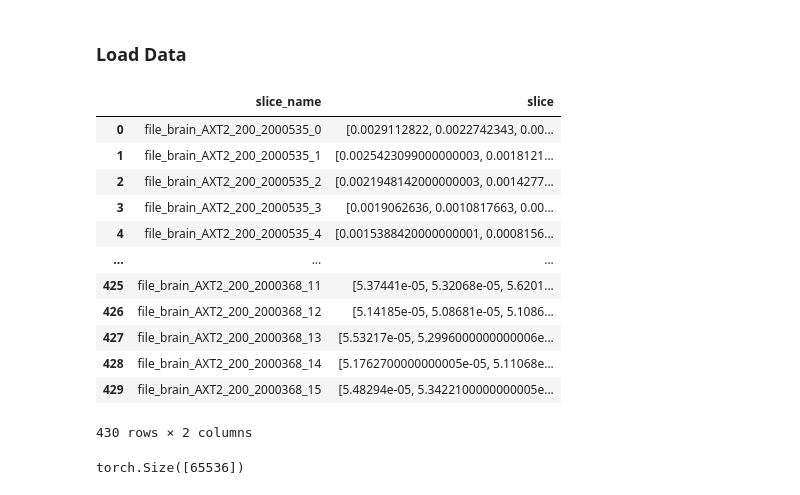
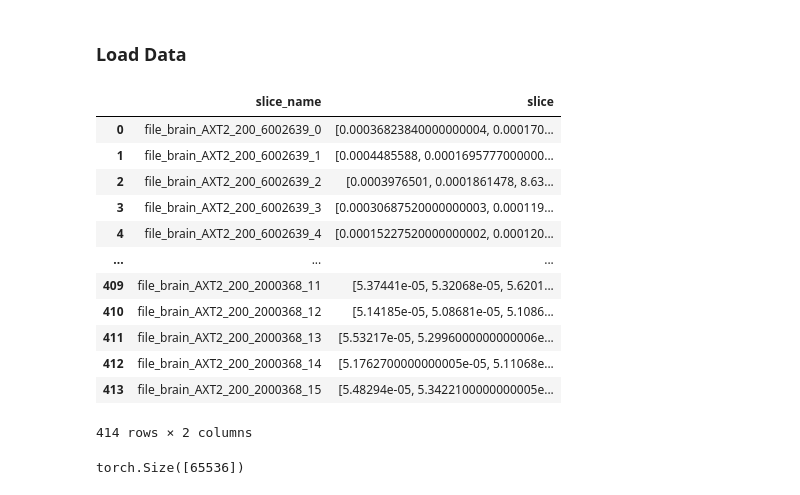
Before and after one commit to athornton1618/MRI_Compression, a Jupyter notebook: scripts/sparse_auto_encoder_cnn_colab.ipynb, the cells around one changed output. Drawn from its saved outputs; the diff is of its cells as text; code cells hidden in the pictures.

```diff
--- a/scripts/sparse_auto_encoder_cnn_colab.ipynb
+++ b/scripts/sparse_auto_encoder_cnn_colab.ipynb
@@ -167,43 +167,42 @@ device = torch.device('cuda')
 # %% [markdown]
 ### Load Data
 # %%
-# Uncomment the below line if you haven't created the dataset file yet
-#!python prepare_training_data.py
+# upload train_set.json and test_set.json under /data/ in colab 'Files' tab
+# these can be generated with scripts/prepare_training_data.py in the repo
 
-# Load in the data file
-#df = pd.read_csv('/data/training_set.csv')
-df = pd.read_json('/data/training_set.json')
-display(df)
+train_df = pd.read_json('/data/train_set.json')
+test_df = pd.read_json('/data/test_set.json')
+display(train_df)
 
 class Data(Dataset):
     def __init__(self, x, y):
         super(Data, self).__init__()
         self.x = torch.tensor(x)
         self.y = y
 
     def __len__(self):
         return self.y.shape[0]
 
     def __getitem__(self, index):
         return self.x[index], self.y[index]
 
 # Send all but first brain to training, reserve first brain for test
-train_slices = df['slice']
+train_slices = train_df['slice']
 data = Data(train_slices,train_slices)
 # %% [output]
 |  | slice_name | slice |
-| 0 | file_brain_AXT2_200_2000535_0 | [0.0029112822, 0.0022742343, 0.00... |
-| 1 | file_brain_AXT2_200_2000535_1 | [0.0025423099000000003, 0.0018121... |
-| 2 | file_brain_AXT2_200_2000535_2 | [0.0021948142000000003, 0.0014277... |
-| 3 | file_brain_AXT2_200_2000535_3 | [0.0019062636, 0.0010817663, 0.00... |
-| 4 | file_brain_AXT2_200_2000535_4 | [0.0015388420000000001, 0.0008156... |
+| 0 | file_brain_AXT2_200_6002639_0 | [0.00036823840000000004, 0.000170... |
+| 1 | file_brain_AXT2_200_6002639_1 | [0.0004485588, 0.0001695777000000... |
+| 2 | file_brain_AXT2_200_6002639_2 | [0.0003976501, 0.0001861478, 8.63... |
+| 3 | file_brain_AXT2_200_6002639_3 | [0.00030687520000000003, 0.000119... |
+| 4 | file_brain_AXT2_200_6002639_4 | [0.00015227520000000002, 0.000120... |
 | ... | ... | ... |
-| 425 | file_brain_AXT2_200_2000368_11 | [5.37441e-05, 5.32068e-05, 5.6201... |
-| 426 | file_brain_AXT2_200_2000368_12 | [5.14185e-05, 5.08681e-05, 5.1086... |
-| 427 | file_brain_AXT2_200_2000368_13 | [5.53217e-05, 5.2996000000000006e... |
-| 428 | file_brain_AXT2_200_2000368_14 | [5.1762700000000005e-05, 5.11068e... |
-| 429 | file_brain_AXT2_200_2000368_15 | [5.48294e-05, 5.3422100000000005e... |
+| 409 | file_brain_AXT2_200_2000368_11 | [5.37441e-05, 5.32068e-05, 5.6201... |
+| 410 | file_brain_AXT2_200_2000368_12 | [5.14185e-05, 5.08681e-05, 5.1086... |
+| 411 | file_brain_AXT2_200_2000368_13 | [5.53217e-05, 5.2996000000000006e... |
+| 412 | file_brain_AXT2_200_2000368_14 | [5.1762700000000005e-05, 5.11068e... |
+| 413 | file_brain_AXT2_200_2000368_15 | [5.48294e-05, 5.3422100000000005e... |
-430 rows × 2 columns
+414 rows × 2 columns
 # %%
 slice = data[0]
 #slice = np.array(slice[0])
```
Also changed, not shown: parts of 9 cells of this notebook.
